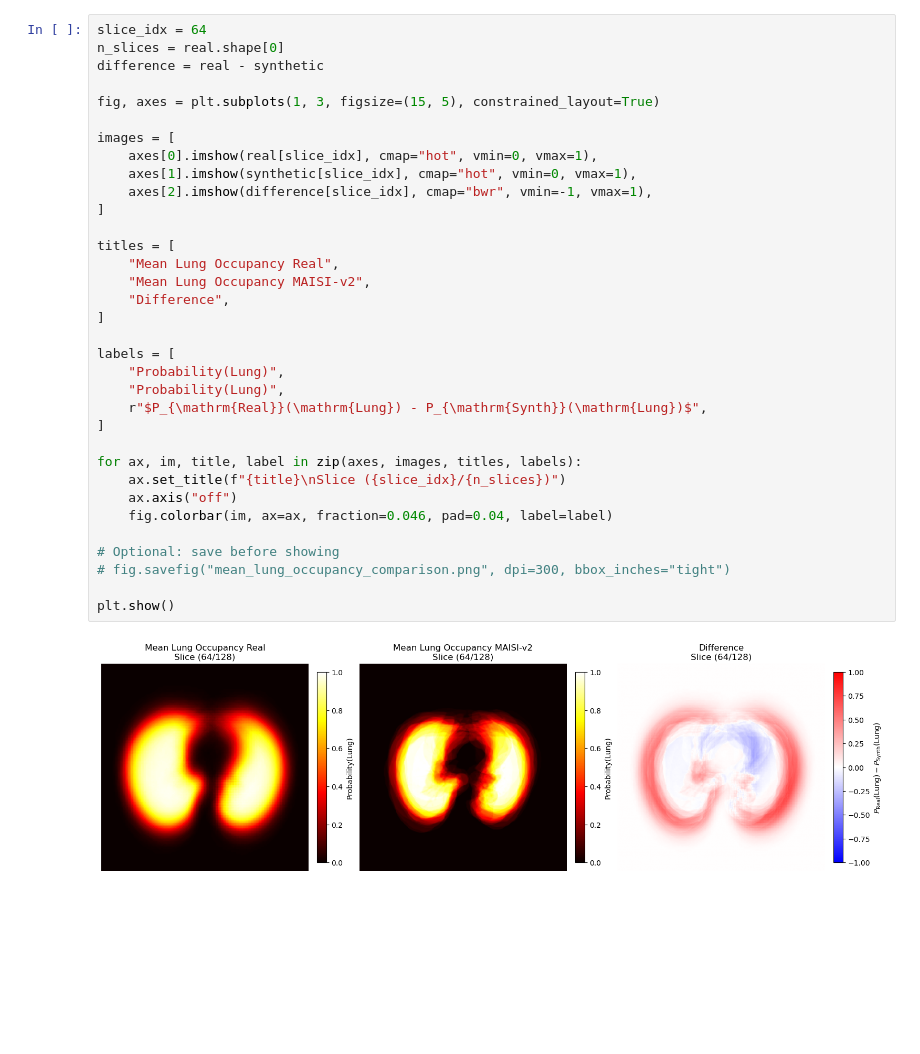
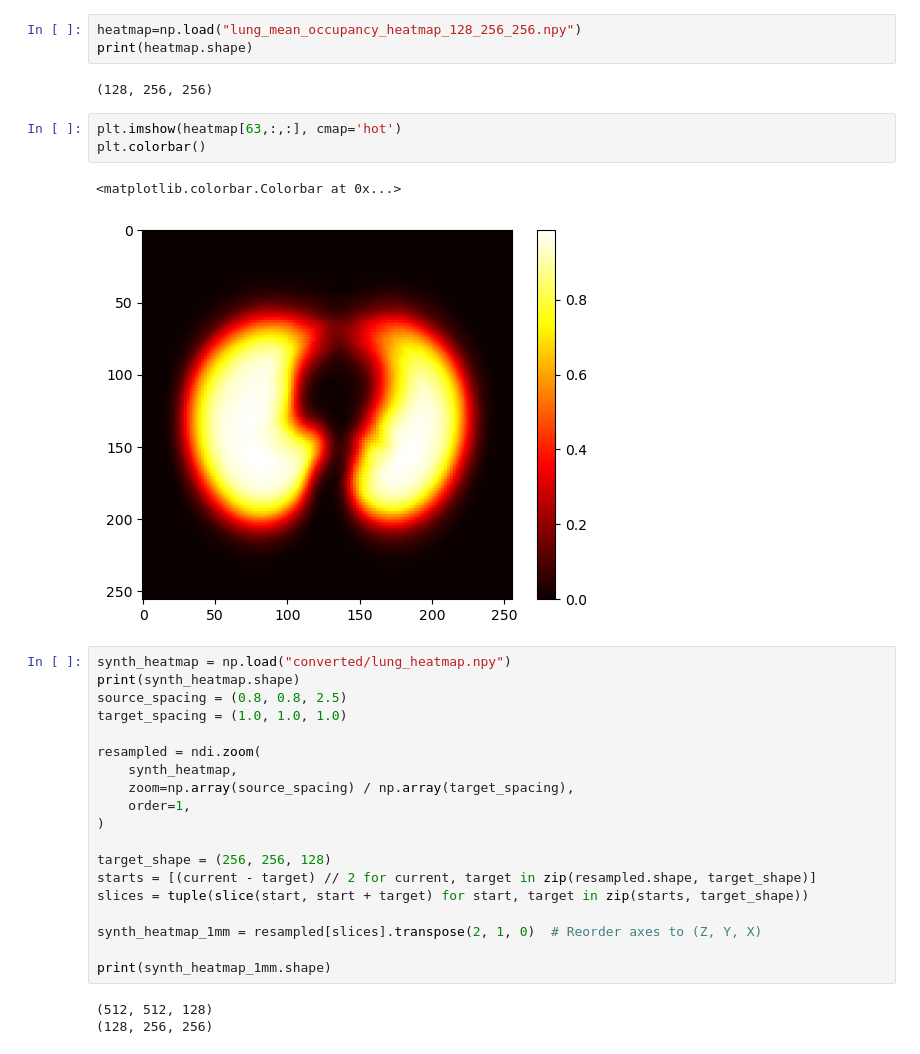
Before and after one commit to DiogoMendesss/LungGiants, a Jupyter notebook: mask_eval/heatmap.ipynb, the cells around one changed output. Saved outputs shown, nothing was run; the diff lists cells and outputs as text; blank space fills up the shorter version.

```diff
--- a/mask_eval/heatmap.ipynb
+++ b/mask_eval/heatmap.ipynb
@@ -15,36 +8,33 @@ print(synthetic.shape)
-# %%
-slice_idx = 64
-n_slices = real.shape[0]
-difference = real - synthetic
-
-fig, axes = plt.subplots(1, 3, figsize=(15, 5), constrained_layout=True)
-
-images = [
-    axes[0].imshow(real[slice_idx], cmap="hot", vmin=0, vmax=1),
-    axes[1].imshow(synthetic[slice_idx], cmap="hot", vmin=0, vmax=1),
-    axes[2].imshow(difference[slice_idx], cmap="bwr", vmin=-1, vmax=1),
-]
-
-titles = [
-    "Mean Lung Occupancy Real",
-    "Mean Lung Occupancy MAISI-v2",
-    "Difference",
-]
-
-labels = [
-    "Probability(Lung)",
-    "Probability(Lung)",
-    r"$P_{\mathrm{Real}}(\mathrm{Lung}) - P_{\mathrm{Synth}}(\mathrm{Lung})$",
-]
-
-for ax, im, title, label in zip(axes, images, titles, labels):
-    ax.set_title(f"{title}\nSlice ({slice_idx}/{n_slices})")
-    ax.axis("off")
-    fig.colorbar(im, ax=ax, fraction=0.046, pad=0.04, label=label)
-
-# Optional: save before showing
-# fig.savefig("mean_lung_occupancy_comparison.png", dpi=300, bbox_inches="tight")
-
-plt.show()
-# %% [output]
-[figure, removed]
+# %%
+heatmap=np.load("lung_mean_occupancy_heatmap_128_256_256.npy")
+print(heatmap.shape)
+# %% [output]
+(128, 256, 256)
+# %%
+plt.imshow(heatmap[63,:,:], cmap='hot')
+plt.colorbar()
+# %% [output]
+<matplotlib.colorbar.Colorbar at 0x...>
+[figure, added]
+# %%
+synth_heatmap = np.load("converted/lung_heatmap.npy")
+print(synth_heatmap.shape)
+source_spacing = (0.8, 0.8, 2.5)
+target_spacing = (1.0, 1.0, 1.0)
+
+resampled = ndi.zoom(
+    synth_heatmap,
+    zoom=np.array(source_spacing) / np.array(target_spacing),
+    order=1,
+)
+
+target_shape = (256, 256, 128)
+starts = [(current - target) // 2 for current, target in zip(resampled.shape, target_shape)]
+slices = tuple(slice(start, start + target) for start, target in zip(starts, target_shape))
+
+synth_heatmap_1mm = resampled[slices].transpose(2, 1, 0)  # Reorder axes to (Z, Y, X)
+
+print(synth_heatmap_1mm.shape)
+# %% [output]
+(512, 512, 128)
+(128, 256, 256)
```
Also changed, not shown: parts of 15 cells of this notebook, 13 other files.
